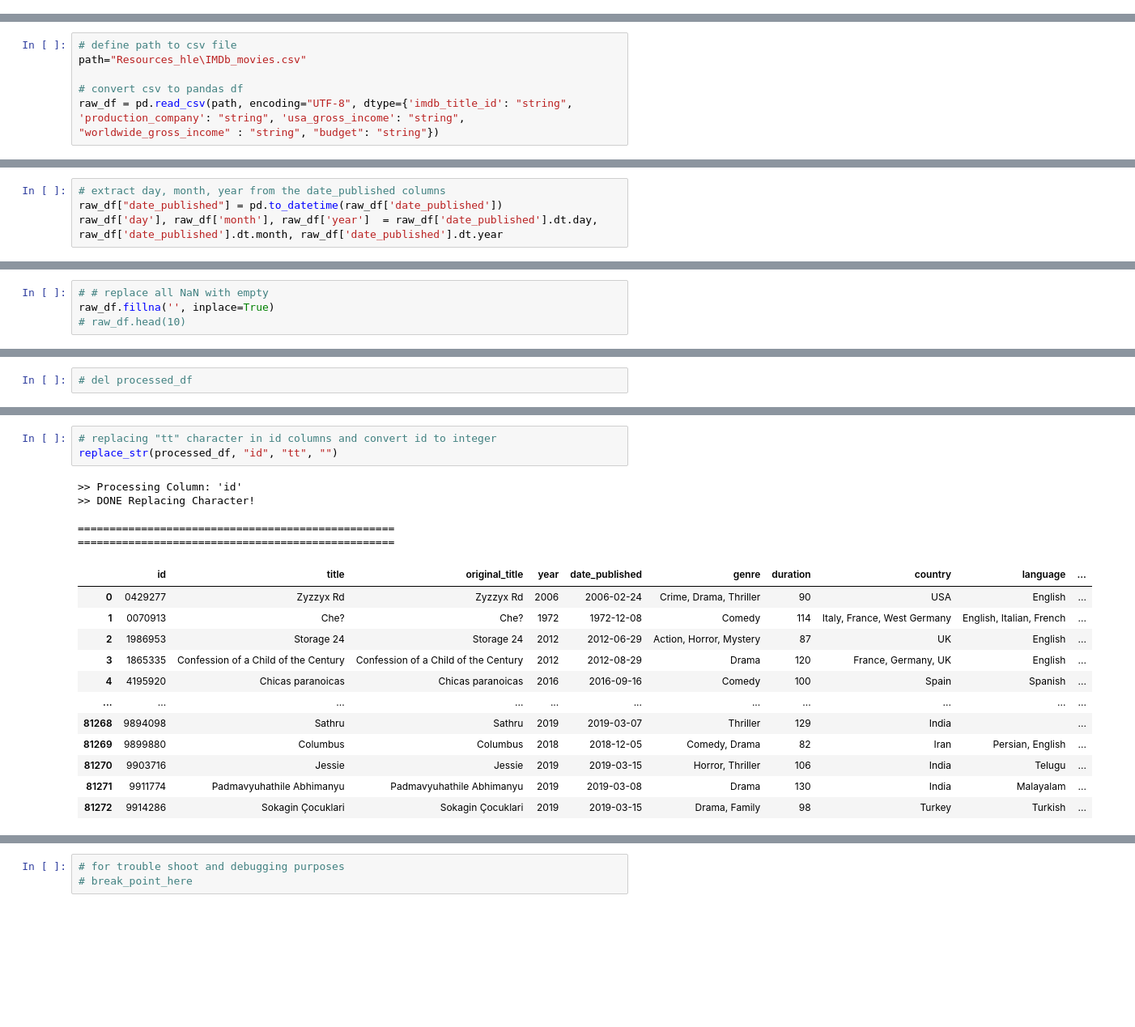
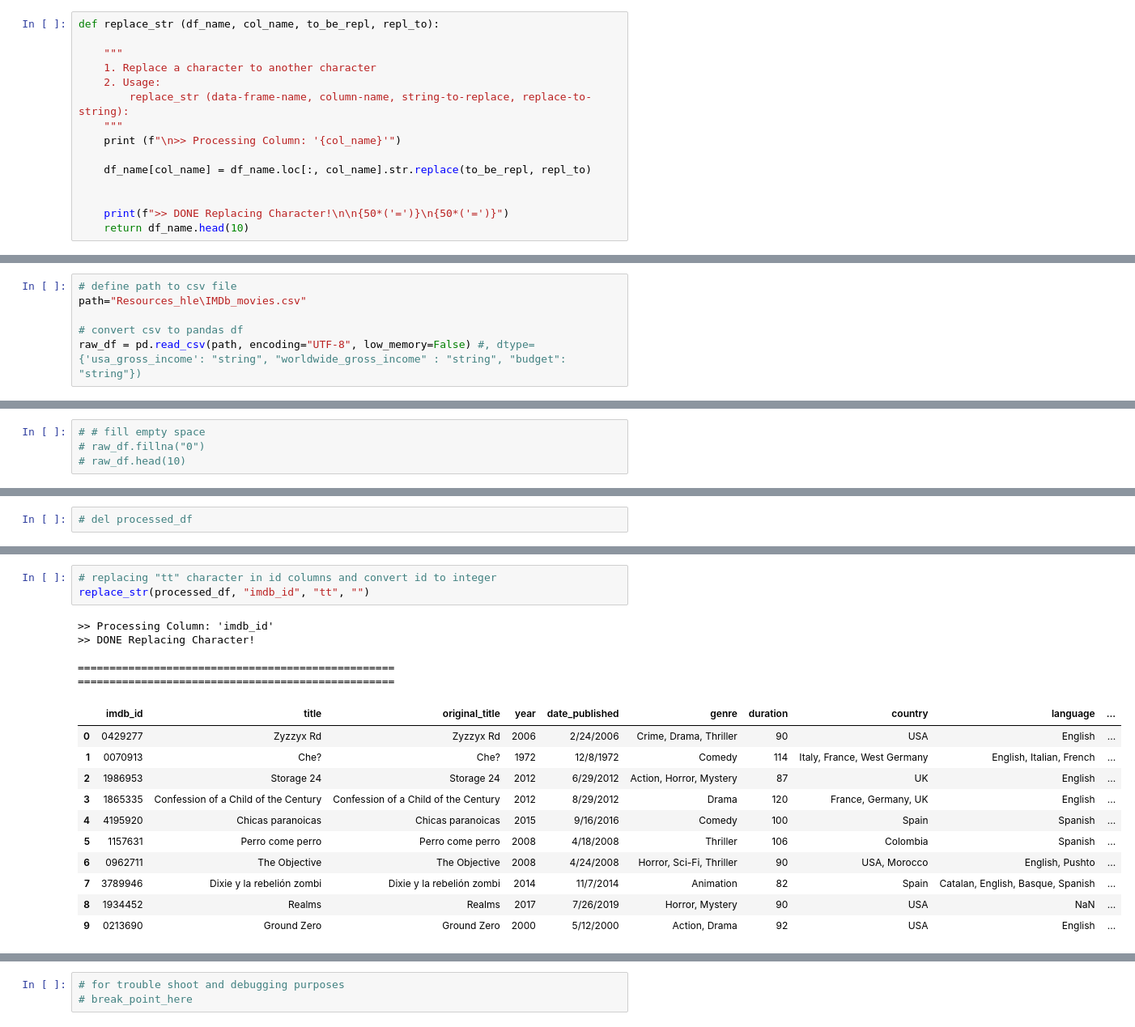
Before and after one commit to henryle-n/Extract-Transform-Load, a Jupyter notebook: hle_IMDb.ipynb, the cells around one changed output, grey strips where cells are left out. Shown at 81% size. Drawn from its saved outputs; the diff is of its cells as text; blank space fills up the shorter version.

```diff
--- a/hle_IMDb.ipynb
+++ b/hle_IMDb.ipynb
@@ -21 +101,16 @@ import sqlite3
+# %%
+def replace_str (df_name, col_name, to_be_repl, repl_to):
+
+    """
+    1. Replace a character to another character
+    2. Usage:
+        replace_str (data-frame-name, column-name, string-to-replace, replace-to-string):
+    """
+    print (f"\n>> Processing Column: '{col_name}'")
+
+    df_name[col_name] = df_name.loc[:, col_name].str.replace(to_be_repl, repl_to)
+
+
+    print(f">> DONE Replacing Character!\n\n{50*('=')}\n{50*('=')}")
+    return df_name.head(10)
 # %%
@@ -110,7 +138,7 @@ def to_str (df_name, col_name):
 path="Resources_hle\IMDb_movies.csv"
 
 # convert csv to pandas df
-raw_df = pd.read_csv(path, encoding="UTF-8", dtype={'imdb_title_id': "string", 'production_company': "string", 'usa_gross_income': "string", "worldwide_gross_income" : "string", "budget": "string"})
+raw_df = pd.read_csv(path, encoding="UTF-8", low_memory=False) #, dtype={'usa_gross_income': "string", "worldwide_gross_income" : "string", "budget": "string"})
 # %% [markdown]
 1. choose all cols to keep (netflix id, imdb id, title, ddmmyy, dd, mo,yr,duration, avg_vote, votes, reviews_from_users	reviews_from_critics, budget,usa_gross_icome, ww income, coutry, type, genre, actor, description)
 [[""]]
@@ -192,7 +176,3 @@ raw_df.describe()
-# %%
-# extract day, month, year from the date_published columns
-raw_df["date_published"] = pd.to_datetime(raw_df['date_published'])
-raw_df['day'], raw_df['month'], raw_df['year']  = raw_df['date_published'].dt.day, raw_df['date_published'].dt.month, raw_df['date_published'].dt.year
 # %%
 # print out current columns with template to create a dictionary for columns rename
 # un-comment to print out the template
@@ -230,4 +195,4 @@ Name: prod_co, Length: 81273, dtype: string
 # %%
-# # replace all NaN with empty
-raw_df.fillna('', inplace=True)
+# # fill empty space
+# raw_df.fillna("0")
 # raw_df.head(10)
@@ -295,21 +242,20 @@ processed_df = raw_df
 # %%
 # replacing "tt" character in id columns and convert id to integer
-replace_str(processed_df, "id", "tt", "")
+replace_str(processed_df, "imdb_id", "tt", "")
 # %% [output]
->> Processing Column: 'id'
+>> Processing Column: 'imdb_id'
 >> DONE Replacing Character!
 
 ==================================================
 ==================================================
-|  | id | title | original_title | year | date_published | genre | duration | country | language | ... |
-| 0 | 0429277 | Zyzzyx Rd | Zyzzyx Rd | 2006 | 2006-02-24 | Crime, Drama, Thriller | 90 | USA | English | ... |
-| 1 | 0070913 | Che? | Che? | 1972 | 1972-12-08 | Comedy | 114 | Italy, France, West Germany | English, Italian, French | ... |
-| 2 | 1986953 | Storage 24 | Storage 24 | 2012 | 2012-06-29 | Action, Horror, Mystery | 87 | UK | English | ... |
-| 3 | 1865335 | Confession of a Child of the Century | Confession of a Child of the Century | 2012 | 2012-08-29 | Drama | 120 | France, Germany, UK | English | ... |
-| 4 | 4195920 | Chicas paranoicas | Chicas paranoicas | 2016 | 2016-09-16 | Comedy | 100 | Spain | Spanish | ... |
-| ... | ... | ... | ... | ... | ... | ... | ... | ... | ... | ... |
-| 81268 | 9894098 | Sathru | Sathru | 2019 | 2019-03-07 | Thriller | 129 | India |  | ... |
-| 81269 | 9899880 | Columbus | Columbus | 2018 | 2018-12-05 | Comedy, Drama | 82 | Iran | Persian, English | ... |
-| 81270 | 9903716 | Jessie | Jessie | 2019 | 2019-03-15 | Horror, Thriller | 106 | India | Telugu | ... |
-| 81271 | 9911774 | Padmavyuhathile Abhimanyu | Padmavyuhathile Abhimanyu | 2019 | 2019-03-08 | Drama | 130 | India | Malayalam | ... |
-| 81272 | 9914286 | Sokagin Çocuklari | Sokagin Çocuklari | 2019 | 2019-03-15 | Drama, Family | 98 | Turkey | Turkish | ... |
+|  | imdb_id | title | original_title | year | date_published | genre | duration | country | language | ... |
+| 0 | 0429277 | Zyzzyx Rd | Zyzzyx Rd | 2006 | 2/24/2006 | Crime, Drama, Thriller | 90 | USA | English | ... |
+| 1 | 0070913 | Che? | Che? | 1972 | 12/8/1972 | Comedy | 114 | Italy, France, West Germany | English, Italian, French | ... |
+| 2 | 1986953 | Storage 24 | Storage 24 | 2012 | 6/29/2012 | Action, Horror, Mystery | 87 | UK | English | ... |
+| 3 | 1865335 | Confession of a Child of the Century | Confession of a Child of the Century | 2012 | 8/29/2012 | Drama | 120 | France, Germany, UK | English | ... |
+| 4 | 4195920 | Chicas paranoicas | Chicas paranoicas | 2015 | 9/16/2016 | Comedy | 100 | Spain | Spanish | ... |
+| 5 | 1157631 | Perro come perro | Perro come perro | 2008 | 4/18/2008 | Thriller | 106 | Colombia | Spanish | ... |
+| 6 | 0962711 | The Objective | The Objective | 2008 | 4/24/2008 | Horror, Sci-Fi, Thriller | 90 | USA, Morocco | English, Pushto | ... |
+| 7 | 3789946 | Dixie y la rebelión zombi | Dixie y la rebelión zombi | 2014 | 11/7/2014 | Animation | 82 | Spain | Catalan, English, Basque, Spanish | ... |
+| 8 | 1934452 | Realms | Realms | 2017 | 7/26/2019 | Horror, Mystery | 90 | USA | NaN | ... |
+| 9 | 0213690 | Ground Zero | Ground Zero | 2000 | 5/12/2000 | Action, Drama | 92 | USA | English | ... |
```
Also changed, not shown: parts of 48 cells of this notebook, 4 other files.
